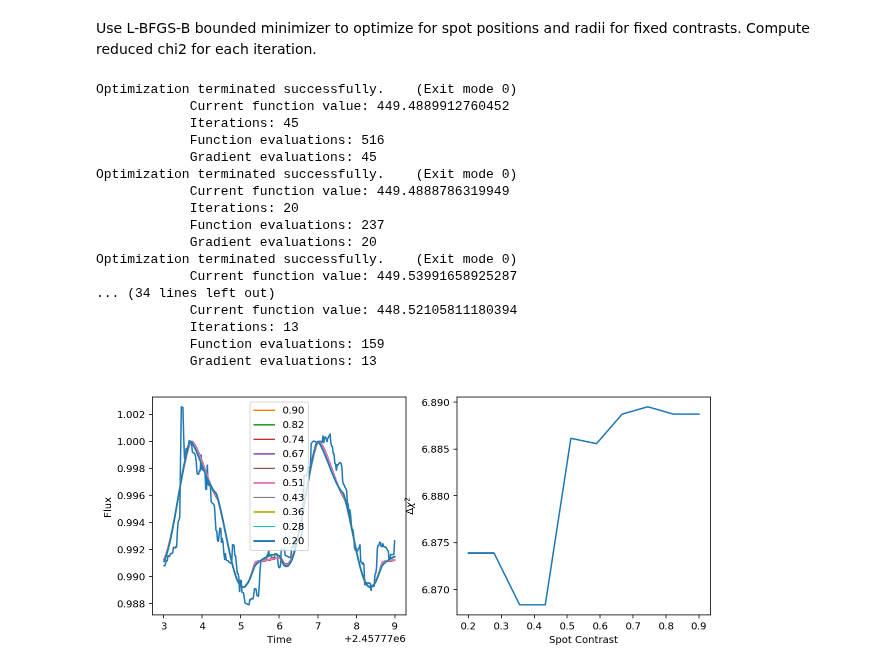
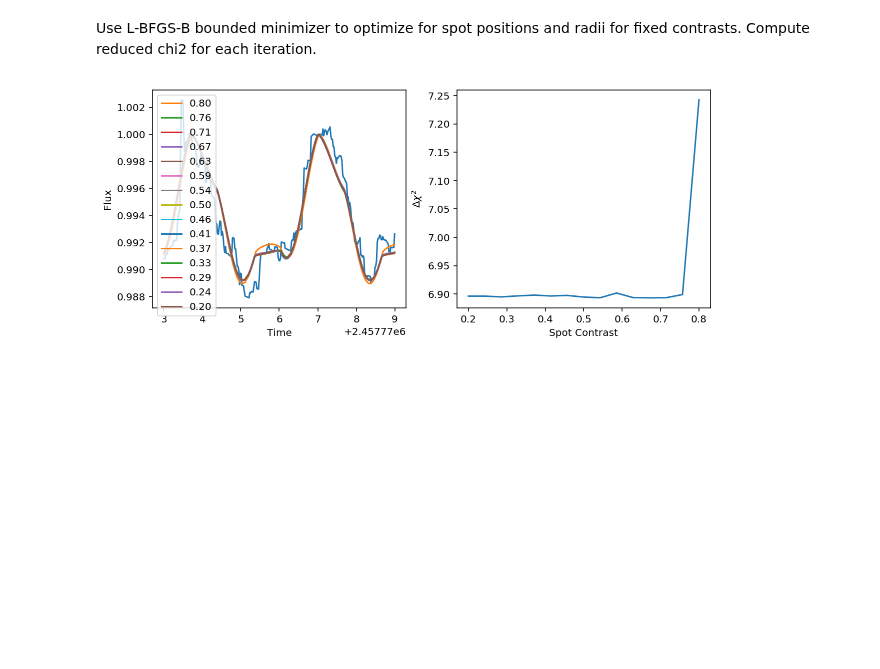
Before and after one commit to bmorris3/libra, a Jupyter notebook: notebooks/trappist1_libra_degeneracy.ipynb, the cells around one changed output. Saved outputs shown, nothing was run; the diff lists cells and outputs as text; code cells hidden in the pictures; blank space fills up the shorter version.

```diff
--- a/notebooks/trappist1_libra_degeneracy.ipynb
+++ b/notebooks/trappist1_libra_degeneracy.ipynb
@@ -64,7 +64,7 @@ def model(p, time, contrast):
 def chi2(p, time, contrast):
     return np.sum((model(p, time, contrast) - k2_flux)**2 / (2 * k2_err)**2)
 
-from scipy.optimize import fmin_l_bfgs_b, fmin_powell, fmin_slsqp
+from scipy.optimize import fmin_l_bfgs_b, fmin_powell, fmin_slsqp, fmin_tnc
 
 initp = np.array([0,   132,   0.2,
                   16,  238,   0.2,
@@ -75,55 +75,40 @@ bounds = [[-89, 89], [0, 360], [0, 1],
           [-89, 89], [0, 360], [0, 1]]
 
 reduced_chi2 = []
-contrasts = np.linspace(0.9, 0.2, 10)
+contrasts = np.linspace(0.8, 0.2, 15)
 results = []
 dof = 9
 
 fig, ax = plt.subplots(1, 2, figsize=(10, 4))
 ax[0].plot(k2_time, k2_flux)
 
 with ProgressBar(len(contrasts), ipython_widget=True) as bar:
     median_radius = []
 
     for i, contrast in enumerate(contrasts):
         if i > 0:
             initp = results[-1] #+ 0.01 * np.random.randn()
         #result = fmin_l_bfgs_b(chi2, initp, args=(k2_time, contrast), approx_grad=True, bounds=bounds)[0]
-        result = fmin_slsqp(chi2, initp, args=(k2_time, contrast), bounds=bounds, iter=1000)
+        #result = fmin_slsqp(chi2, initp, args=(k2_time, contrast), bounds=bounds, iter=1000)
+        result = fmin_tnc(chi2, initp, args=(k2_time, contrast), bounds=bounds, disp=True,
+                  approx_grad=True)[0]
         red_chi2 = np.sum((model(result, k2_time, contrast) - k2_flux)**2 / k2_err**2) / (len(k2_time) - dof)
         reduced_chi2.append(red_chi2)
         results.append(result)
         median_radius.append(np.median(result[2::3]))
         bar.update()
         ax[0].plot(k2_time, model(result, k2_time, contrast), label="{0:.2f}".format(contrast))
 
     #ax[1].plot(contrasts, median_radius)
 
 ax[0].legend()
 
 ax[1].plot(contrasts, reduced_chi2)
 
 ax[0].set(xlabel='Time', ylabel='Flux')
 
 ax[1].set(xlabel='Spot Contrast', ylabel='$\Delta \chi^2$')
 
 plt.show()
 # %% [output]
-Optimization terminated successfully.    (Exit mode 0)
-            Current function value: 449.4889912760452
-            Iterations: 45
-            Function evaluations: 516
-            Gradient evaluations: 45
-Optimization terminated successfully.    (Exit mode 0)
-            Current function value: 449.4888786319949
-            Iterations: 20
-            Function evaluations: 237
-            Gradient evaluations: 20
-Optimization terminated successfully.    (Exit mode 0)
-            Current function value: 449.53991658925287
-... (34 lines left out)
-            Current function value: 448.52105811180394
-            Iterations: 13
-            Function evaluations: 159
-            Gradient evaluations: 13
-[figure, old version]
+[figure, new version]
```
Also changed, not shown: 1 other file.
